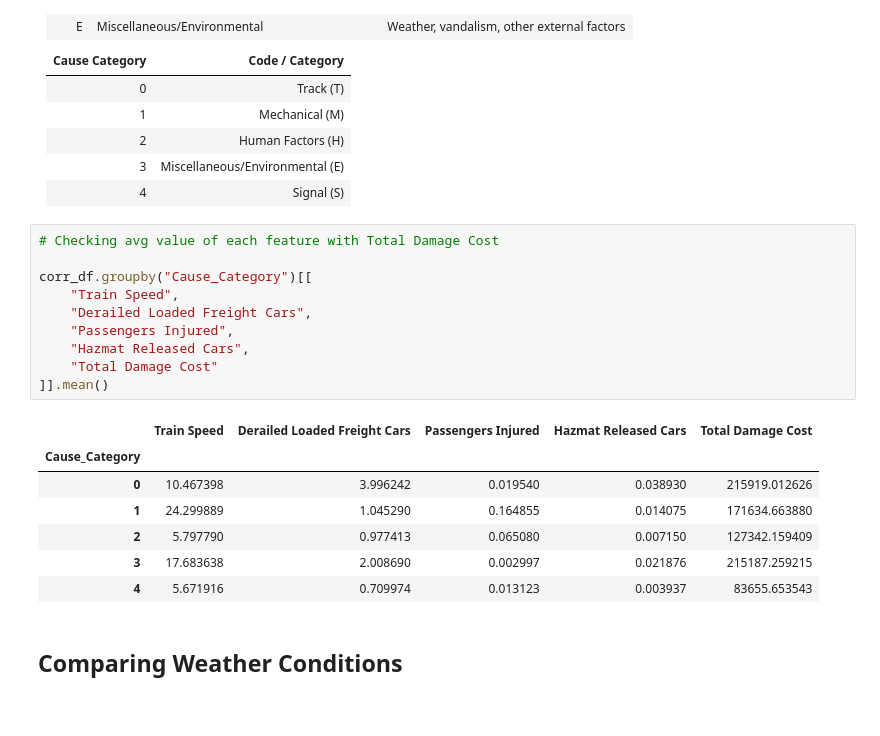
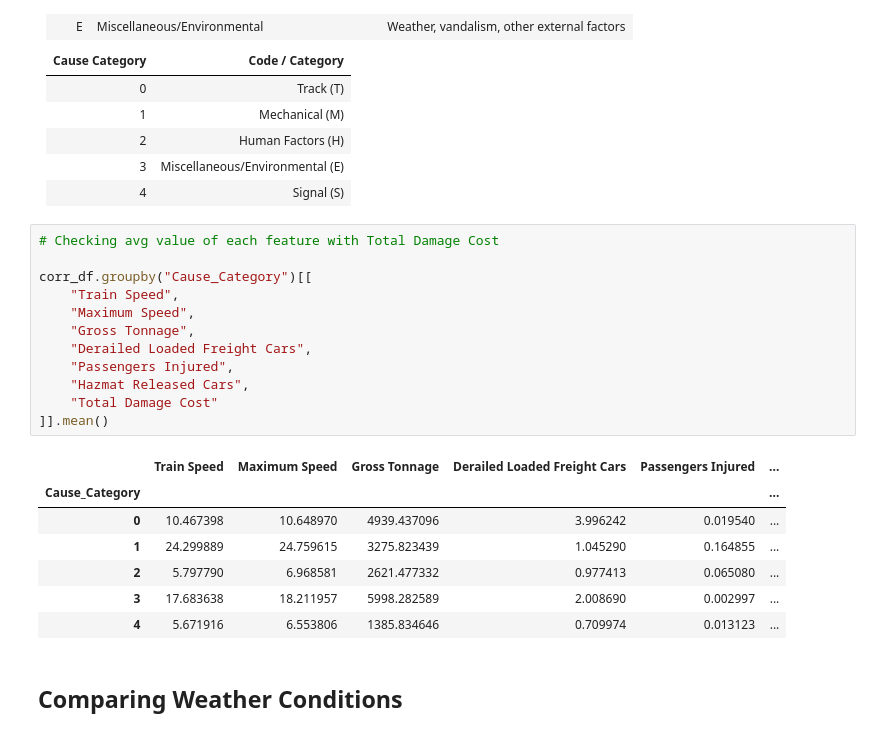
Before and after one commit to TimothyHHMai/rail-risk-census-analysis-521, a Jupyter notebook: notebooks/total_cost_eda.ipynb, the cells around one changed output. Saved outputs shown, nothing was run; the diff lists cells and outputs as text.

```diff
--- a/notebooks/eda2.ipynb
+++ b/notebooks/total_cost_eda.ipynb
@@ -121,21 +121,23 @@ Name: Total Damage Cost, dtype: float64
 # %%
 # Checking avg value of each feature with Total Damage Cost
 
 corr_df.groupby("Cause_Category")[[
     "Train Speed",
+    "Maximum Speed",
+    "Gross Tonnage",
     "Derailed Loaded Freight Cars",
     "Passengers Injured",
     "Hazmat Released Cars",
     "Total Damage Cost"
 ]].mean()
 # %% [output]
-|  | Train Speed | Derailed Loaded Freight Cars | Passengers Injured | Hazmat Released Cars | Total Damage Cost |
-| Cause_Category |  |  |  |  |  |
-| 0 | 10.467398 | 3.996242 | 0.019540 | 0.038930 | 215919.012626 |
-| 1 | 24.299889 | 1.045290 | 0.164855 | 0.014075 | 171634.663880 |
-| 2 | 5.797790 | 0.977413 | 0.065080 | 0.007150 | 127342.159409 |
-| 3 | 17.683638 | 2.008690 | 0.002997 | 0.021876 | 215187.259215 |
-| 4 | 5.671916 | 0.709974 | 0.013123 | 0.003937 | 83655.653543 |
+|  | Train Speed | Maximum Speed | Gross Tonnage | Derailed Loaded Freight Cars | Passengers Injured | ... |
+| Cause_Category |  |  |  |  |  | ... |
+| 0 | 10.467398 | 10.648970 | 4939.437096 | 3.996242 | 0.019540 | ... |
+| 1 | 24.299889 | 24.759615 | 3275.823439 | 1.045290 | 0.164855 | ... |
+| 2 | 5.797790 | 6.968581 | 2621.477332 | 0.977413 | 0.065080 | ... |
+| 3 | 17.683638 | 18.211957 | 5998.282589 | 2.008690 | 0.002997 | ... |
+| 4 | 5.671916 | 6.553806 | 1385.834646 | 0.709974 | 0.013123 | ... |
 # %% [markdown]
 ## Comparing Weather Conditions
 # %%
```
Also changed, not shown: parts of 22 cells of this notebook.
